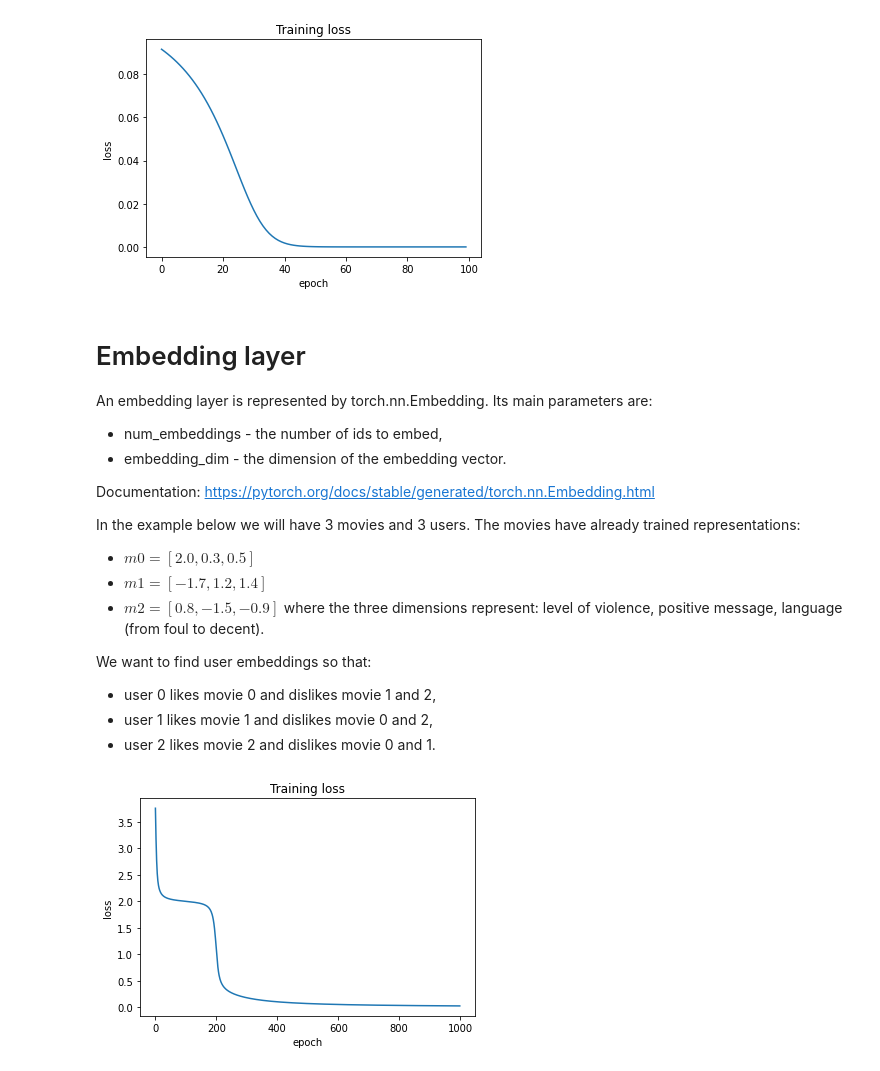
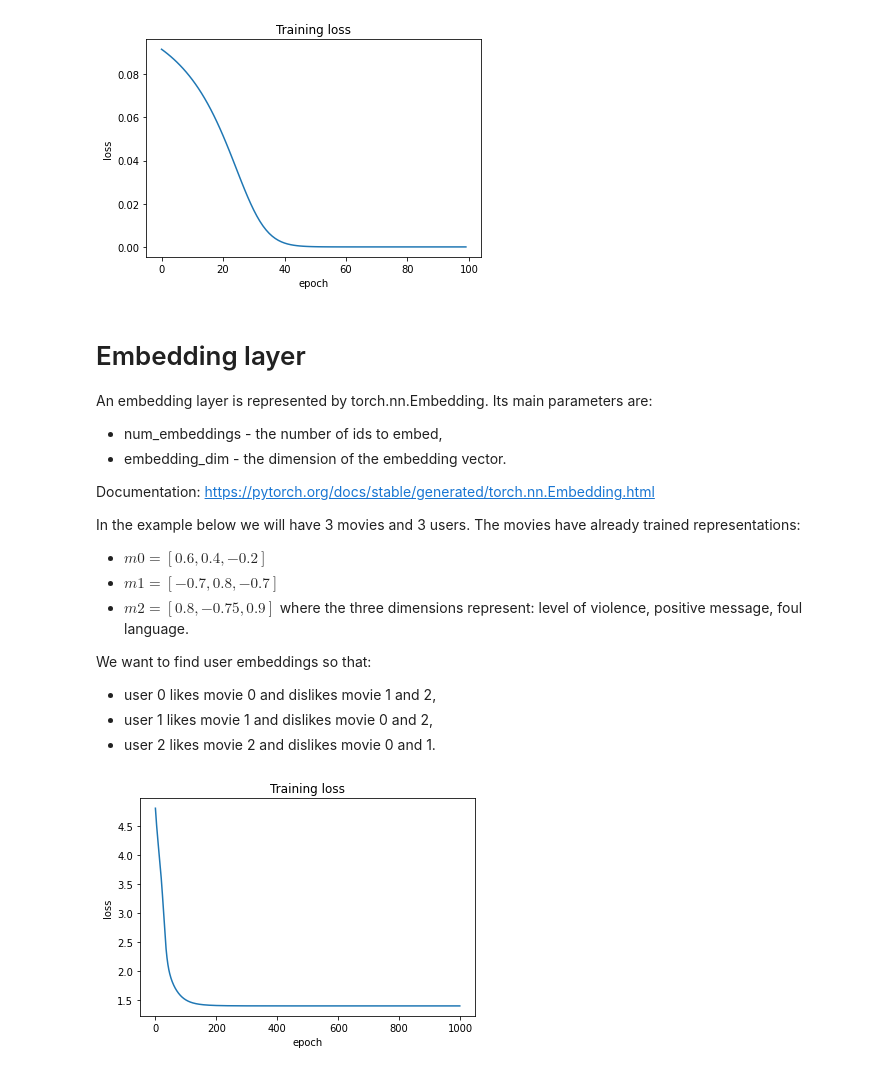
Before and after one commit to s426818/recommender-systems-class, a Jupyter notebook: class_12_pytorch.ipynb, the cells around one changed output. Saved outputs shown, nothing was run; the diff lists cells and outputs as text; code cells hidden in the pictures.

```diff
--- a/class_12_pytorch.ipynb
+++ b/class_12_pytorch.ipynb
@@ -457,21 +450,21 @@ gradient
 tensor([[12.,  3.],
         [27.,  3.]])
 # %%
-x = torch.tensor([2., -1., 3.], requires_grad=True)
-w = torch.tensor([4., 2., -1.], requires_grad=True)
+x = torch.tensor([[2., -1., 3.]], requires_grad=True)
+y = torch.tensor([[4., 2., -1.]], requires_grad=True)
 
-y = torch.sum(x * w)
+z = torch.sum(x * y)
 
-y.backward()
+z.backward()
 print(x.grad)
-print(w.grad)
+print(y.grad)
 
 x.grad.data.zero_()
-w.grad.data.zero_()
+y.grad.data.zero_()
 
-y = torch.sigmoid(torch.sum(x * w))
+z = torch.sigmoid(torch.sum(x * y))
 
-y.backward()
+z.backward()
 print(x.grad)
-print(w.grad)
+print(y.grad)
 # %% [output]
@@ -486,9 +479,7 @@ In this section we train weights $w$ of a simple model $y = \text{sigmoid}(w * x
 # %%
 x = torch.tensor([2., -1., 3.], requires_grad=False)
 w = torch.tensor([4., 2., -1.], requires_grad=True)
-target = 0.65
-
-print(torch.sigmoid(torch.sum(x * w)))
+y_target = 0.65
 
 print("x")
 print(x)
@@ -496,6 +487,8 @@ print("x.grad")
 print(x.grad)
 print("w")
 print(w)
+print("w.grad")
+print(w.grad)
 print()
 print()
 
@@ -507,7 +500,7 @@ for epoch in range(n_epochs):
 
     optimizer.zero_grad()
     y = torch.sigmoid(torch.sum(x * w))
-    loss = torch.pow(y - target, 2)
+    loss = torch.pow(y - y_target, 2)
     loss.backward()
     losses.append(loss.item())
     optimizer.step()
@@ -573,7 +566,7 @@ class FullyConnectedNetworkModel(nn.Module):
         return x
 # %%
 x = torch.tensor([2., -1., 3.])
-target = 0.65
+y_target = 0.65
 
 fc_neural_net = FullyConnectedNetworkModel(seed=6789)
 
@@ -585,7 +578,7 @@ for epoch in range(n_epochs):
 
     optimizer.zero_grad()
     y = fc_neural_net(x)
-    loss = torch.pow(y - target, 2)
+    loss = torch.pow(y - y_target, 2)
     loss.backward()
     losses.append(loss.item())
     optimizer.step()
@@ -635,10 +628,10 @@ An embedding layer is represented by torch.nn.Embedding. Its main parameters are
 Documentation: https://pytorch.org/docs/stable/generated/torch.nn.Embedding.html
 
 In the example below we will have 3 movies and 3 users. The movies have already trained representations:
-  - $m0 = [2.0, 0.3, 0.5]$
-  - $m1 = [-1.7, 1.2, 1.4]$
-  - $m2 = [0.8, -1.5, -0.9]$
-where the three dimensions represent: level of violence, positive message, language (from foul to decent).
+  - $m0 = [0.6, 0.4, -0.2]$
+  - $m1 = [-0.7, 0.8, -0.7]$
+  - $m2 = [0.8, -0.75, 0.9]$
+where the three dimensions represent: level of violence, positive message, foul language.
 
 We want to find user embeddings so that:
   - user 0 likes movie 0 and dislikes movie 1 and 2,
@@ -664,42 +657,45 @@ class EmbeddingNetworkModel(nn.Module):
         return y
 # %%
 user_ids = [torch.tensor(0), torch.tensor(1), torch.tensor(2)]
-items = [torch.tensor([2.0, 0.3, 0.5]),
-         torch.tensor([-1.7, 1.2, 1.4]),
-         torch.tensor([0.8, -1.5, -0.9])]
+items = [torch.tensor([0.6, 0.4, -0.2]),
+         torch.tensor([-0.7, 0.8, -0.7]),
+         torch.tensor([0.8, -0.75, 0.9])]
 responses = [1, 0, 0, 0, 1, 0, 0, 0, 1]
 data = [(user_ids[user_id], items[item_id]) for user_id in range(3) for item_id in range(3)]
 
 embedding_nn = EmbeddingNetworkModel(seed=6789)
 
 optimizer = optim.SGD(embedding_nn.parameters(), lr=0.1)
 
 losses = []
 n_epochs = 1000
 for epoch in range(n_epochs):
 
     optimizer.zero_grad()
 
     for i in range(len(data)):
         user_id = data[i][0]
         item_repr = data[i][1]
 
         y = embedding_nn((user_id, item_repr))
         if i == 0:
             loss = torch.pow(y - responses[i], 2)
         else:
             loss += torch.pow(y - responses[i], 2)
 
+    for param in embedding_nn.parameters():
+        loss += 1 / 5 * torch.norm(param)
+
     loss.backward()
     losses.append(loss.item())
     optimizer.step()
 
 sns.lineplot(x=np.arange(n_epochs), y=losses).set_title('Training loss')
 plt.xlabel("epoch")
 plt.ylabel("loss")
 plt.show()
 # %% [output]
-[figure, old version]
+[figure, new version]
 # %%
 id_pairs = [(user_id, item_id) for user_id in range(3) for item_id in range(3)]
 
```
Also changed, not shown: parts of 20 cells of this notebook, 1 other file.
